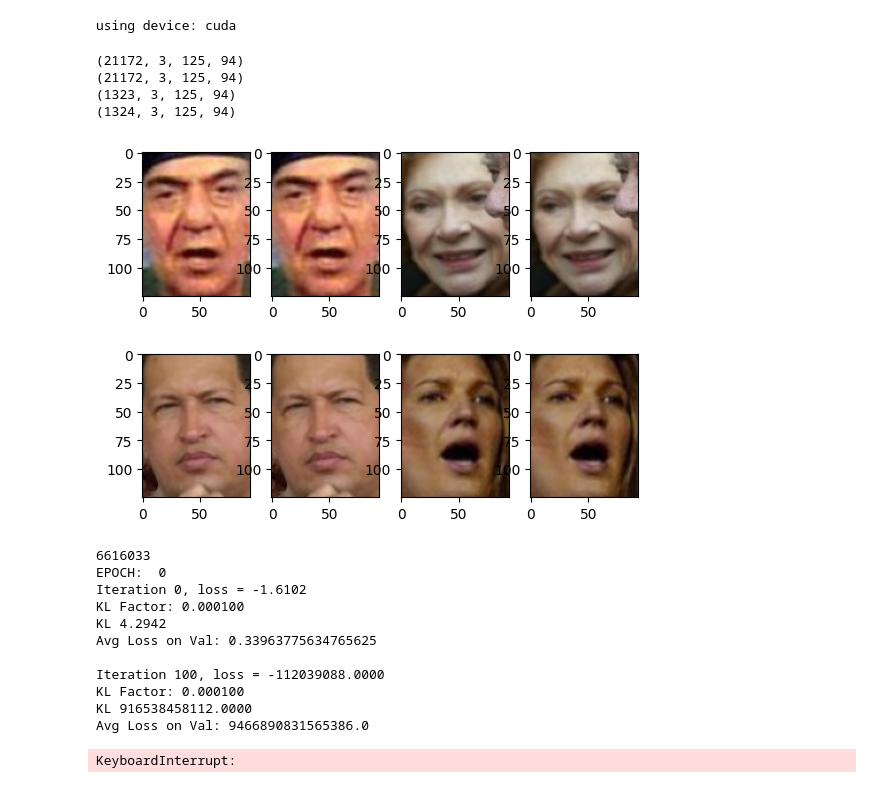
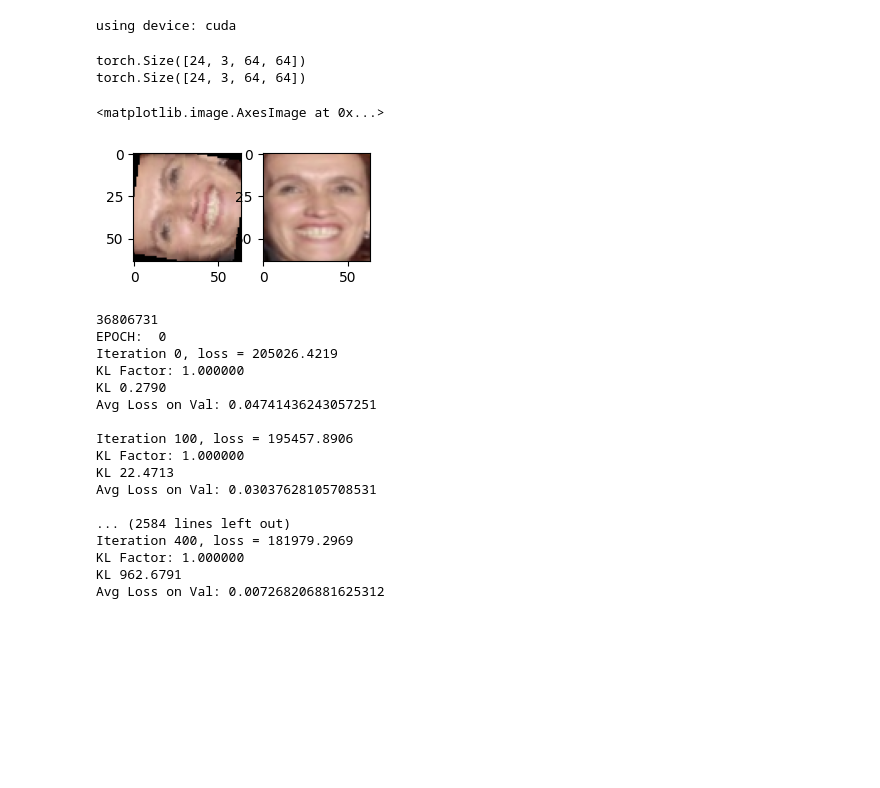
Before and after one commit to rwbakerUMASS/682-Final-Project, a Jupyter notebook: run_model.ipynb, the cells around one changed output. Drawn from its saved outputs; the diff is of its cells as text; code cells hidden in the pictures; blank space fills up the shorter version.

```diff
--- a/run_model.ipynb
+++ b/run_model.ipynb
@@ -27,58 +27,58 @@ using device: cuda
 # %%
 dl = LFWDataLoader(batch_size=24)
 
-train_ds, train_dl = dl.train_dataset, dl.train_dataloader
-val_ds, val_dl = dl.val_dataset, dl.val_dataloader
-test_ds, test_dl = dl.test_dataset, dl.test_dataloader
+train_dl = dl.train_dataloader
+val_dl = dl.val_dataloader
+test_dl = dl.test_dataloader
-# %% [output]
-(21172, 3, 125, 94)
-(21172, 3, 125, 94)
-(1323, 3, 125, 94)
-(1324, 3, 125, 94)
 # %%
 f = plt.figure()
 random = np.random.random_integers(0,20000)
-for i, (data, label) in enumerate(train_ds):
-    if i < random:
-        continue
-    try:
-        f.add_subplot(2,4,2*(i-random)+1)
-        plt.imshow(data.to('cpu').permute(1, 2, 0))
-        f.add_subplot(2,4,2*(i-random)+2)
-        plt.imshow(label.to('cpu').permute(1, 2, 0))
-    except:
-        break
+data, label = next(iter(train_dl))
+print(data.shape)
+print(label.shape)
+f.add_subplot(2,4,1)
+plt.imshow(data[0].to('cpu').permute(1, 2, 0))
+f.add_subplot(2,4,2)
+plt.imshow(label[0].to('cpu').permute(1, 2, 0))
 # %% [output]
+torch.Size([24, 3, 64, 64])
+torch.Size([24, 3, 64, 64])
+<matplotlib.image.AxesImage at 0x...>
-[figure, old version]
+[figure, new version]
 # %%
-from model import Encoder, Decoder, FC_Decoder, AutoEncoder
+from model import *
 from loss import LogCoshLoss, PerceptualLoss
 
-latent = 128
+latent = 100
 hidden = 100
 
-model = AutoEncoder(Encoder(latent),FC_Decoder(latent,hidden))
+model = AutoEncoder(NewEncoder(latent),NewDecoder(latent))
 print(sum(p.numel() for p in model.parameters() if p.requires_grad))
 
-optim = torch.optim.Adam(model.parameters(), lr=5e-4)
+optim = torch.optim.Adam(model.parameters(), lr=1e-4)
 # optim = torch.optim.Adagrad(model.to(device).parameters(),lr=1e-3,weight_decay=0.97)
 
-trainer = Trainer(model, optim, device, train_dl, val_dl,kl_factor=1e-4,kl_rate=1,kl_max=1e-4, lossfn=PerceptualLoss())
+trainer = Trainer(model, optim, device, train_dl, val_dl,kl_factor=1,kl_rate=1,kl_max=1, lossfn=nn.BCELoss(reduction='sum'))
 torch.cuda.empty_cache()
-mse, kl, total = trainer.train_model(epochs=3,print_every=100)
+mse, kl, total = trainer.train_model(epochs=100,print_every=100)
 # %% [output]
-6616033
+36806731
 EPOCH:  0
-Iteration 0, loss = -1.6102
-KL Factor: 0.000100
-KL 4.2942
-Avg Loss on Val: 0.33963775634765625
+Iteration 0, loss = 205026.4219
+KL Factor: 1.000000
+KL 0.2790
+Avg Loss on Val: 0.04741436243057251
 
-Iteration 100, loss = -112039088.0000
-KL Factor: 0.000100
-KL 916538458112.0000
-Avg Loss on Val: 9466890831565386.0
+Iteration 100, loss = 195457.8906
+KL Factor: 1.000000
+KL 22.4713
+Avg Loss on Val: 0.03037628105708531
+
+... (2584 lines left out)
+Iteration 400, loss = 181979.2969
+KL Factor: 1.000000
+KL 962.6791
+Avg Loss on Val: 0.007268206881625312
-KeyboardInterrupt:
 # %%
 trainer.check_accuracy(loader=test_dl,model=model)
 # %% [output]
```
Also changed, not shown: parts of 7 cells of this notebook, 5 other files.
